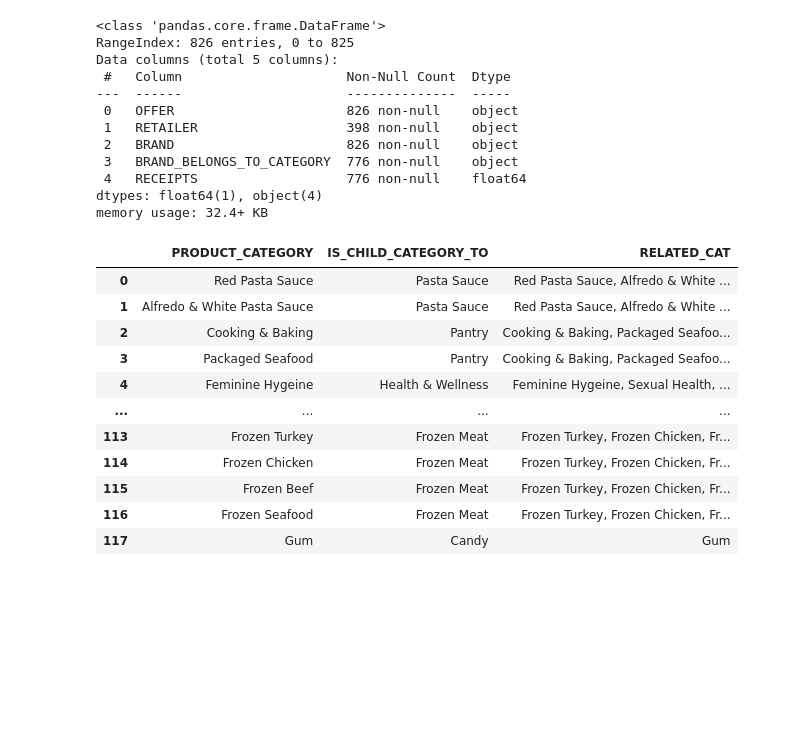
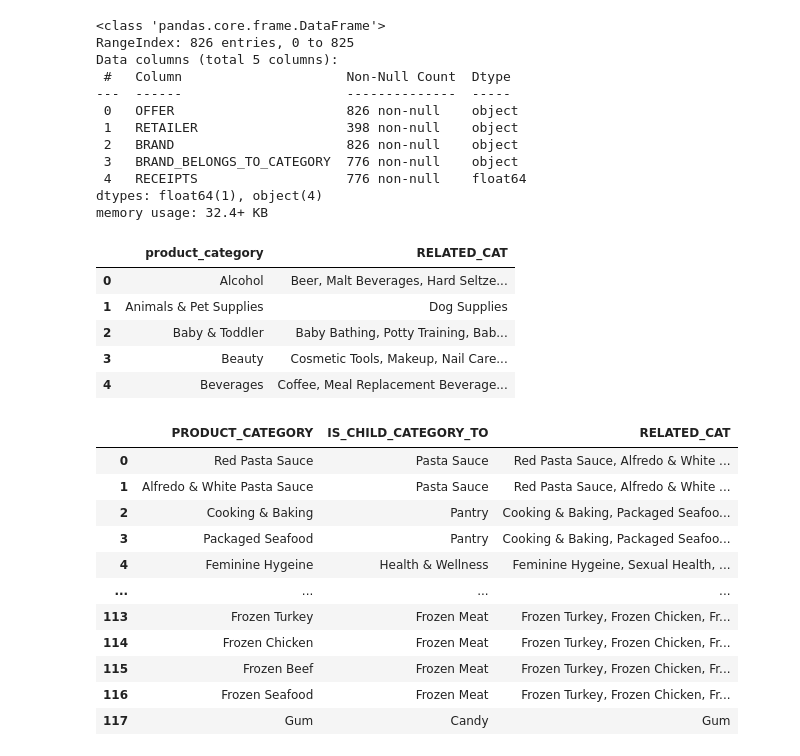
Before and after one commit to shriadke/FetchSearch, a Jupyter notebook: research/00_00_EDA.ipynb, the cells around one changed output. Drawn from its saved outputs; the diff is of its cells as text; code cells hidden in the pictures; blank space fills up the shorter version.

```diff
--- a/research/00_00_EDA.ipynb
+++ b/research/00_00_EDA.ipynb
@@ -167,6 +167,21 @@ Data columns (total 5 columns):
  4   RECEIPTS                   776 non-null    float64
 dtypes: float64(1), object(4)
 memory usage: 32.4+ KB
+# %%
+new_categories = []
+for parent_category, group in cat_df.groupby("IS_CHILD_CATEGORY_TO"):
+    sister_products = ", ".join(group["PRODUCT_CATEGORY"])
+    new_categories.append([parent_category, sister_products])
+
+new_categories = pd.DataFrame(new_categories, columns=["product_category", "RELATED_CAT"])
+new_categories.head()
+# %% [output]
+|  | product_category | RELATED_CAT |
+| 0 | Alcohol | Beer, Malt Beverages, Hard Seltze... |
+| 1 | Animals & Pet Supplies | Dog Supplies |
+| 2 | Baby & Toddler | Baby Bathing, Potty Training, Bab... |
+| 3 | Beauty | Cosmetic Tools, Makeup, Nail Care... |
+| 4 | Beverages | Coffee, Meal Replacement Beverage... |
 # %%
 cat_related_df = pd.merge(cat_df, new_categories, left_on="IS_CHILD_CATEGORY_TO", right_on="product_category", how="left").drop(columns=["CATEGORY_ID","product_category"])
 cat_related_df
```
Also changed, not shown: parts of 9 cells of this notebook, 14 other files.
